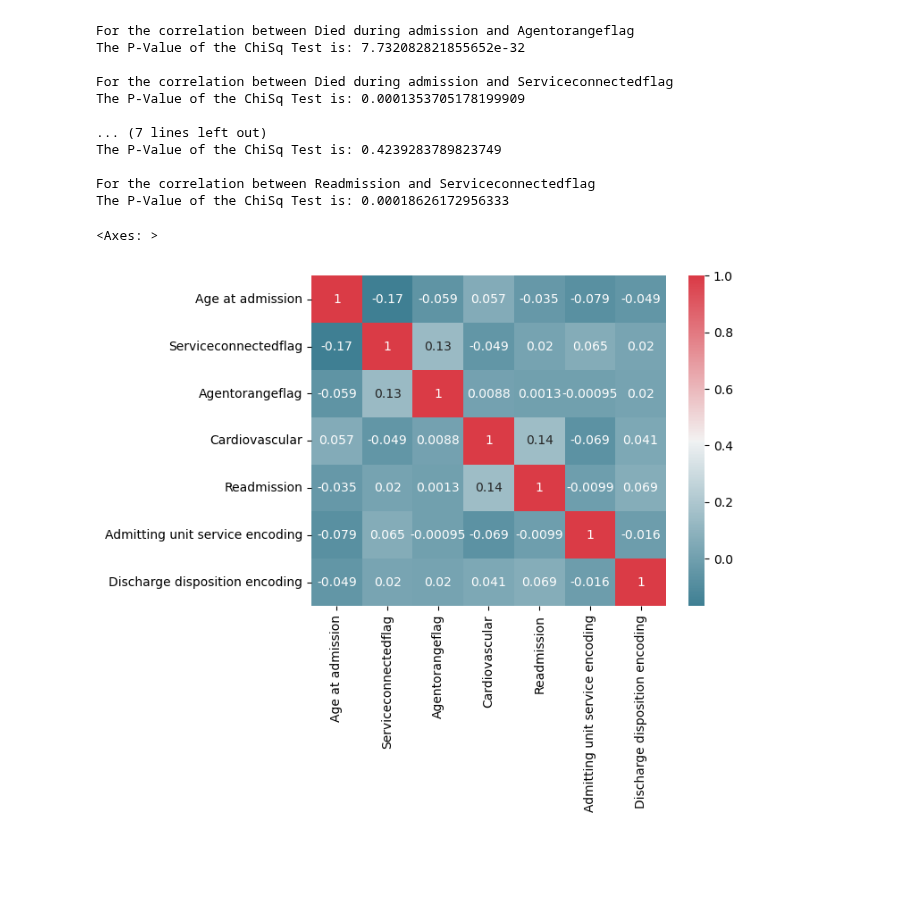
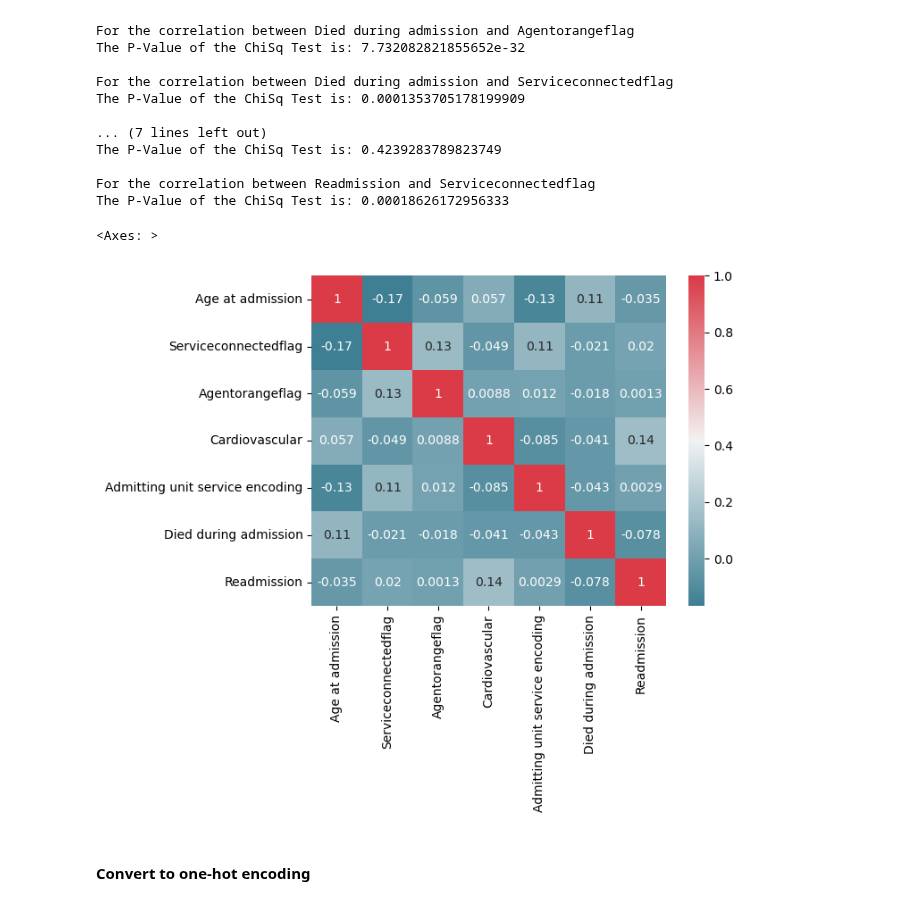
Before and after one commit to SpassMed-Projects/FDA, a Jupyter notebook: src/data/Inpatient_admission_EDA.ipynb, the cells around one changed output. Cells and saved outputs as stored; diff of their text form; code cells hidden in the pictures; blank space fills up the shorter version.

```diff
--- a/src/data/Inpatient_admission_EDA.ipynb
+++ b/src/data/Inpatient_admission_EDA.ipynb
@@ -146,7 +142,7 @@ in_ad.to_csv("inpatient_admission_withtarget.csv")
 # %% [markdown]
 ### Data Cleaning
 # %%
-in_ad = pd.read_csv("inpatient_admission_withtarget.csv")
+in_ad = pd.read_csv("inpatient_admission_withtarget.csv", index_col=0)
 # %% [markdown]
 #### Admitting unit service
 # %% [markdown]
@@ -350,9 +352,11 @@ in_ad['Admitting unit service encoding'] = in_ad['Admitting unit service'].cat.c
 in_ad['Discharge disposition'] = in_ad['Discharge disposition'].astype('category')
 in_ad['Discharge disposition encoding'] = in_ad['Discharge disposition'].cat.codes
 # %%
-sns.heatmap(in_ad[["Age at admission", "Serviceconnectedflag", "Agentorangeflag",
-       "Cardiovascular", "Readmission", "Admitting unit service encoding", "Discharge disposition encoding"]].corr(),
+sns.heatmap(in_ad[["Age at admission", "Serviceconnectedflag", "Agentorangeflag", "Cardiovascular",
+                   "Admitting unit service encoding", "Died during admission", "Readmission"]].corr(),
        cmap = sns.diverging_palette(220, 10, as_cmap = True),annot=True)
 # %% [output]
 <Axes: >
-[figure, old version]
+[figure, new version]
+# %% [markdown]
+#### Convert to one-hot encoding
```
Also changed, not shown: parts of 21 cells of this notebook.
